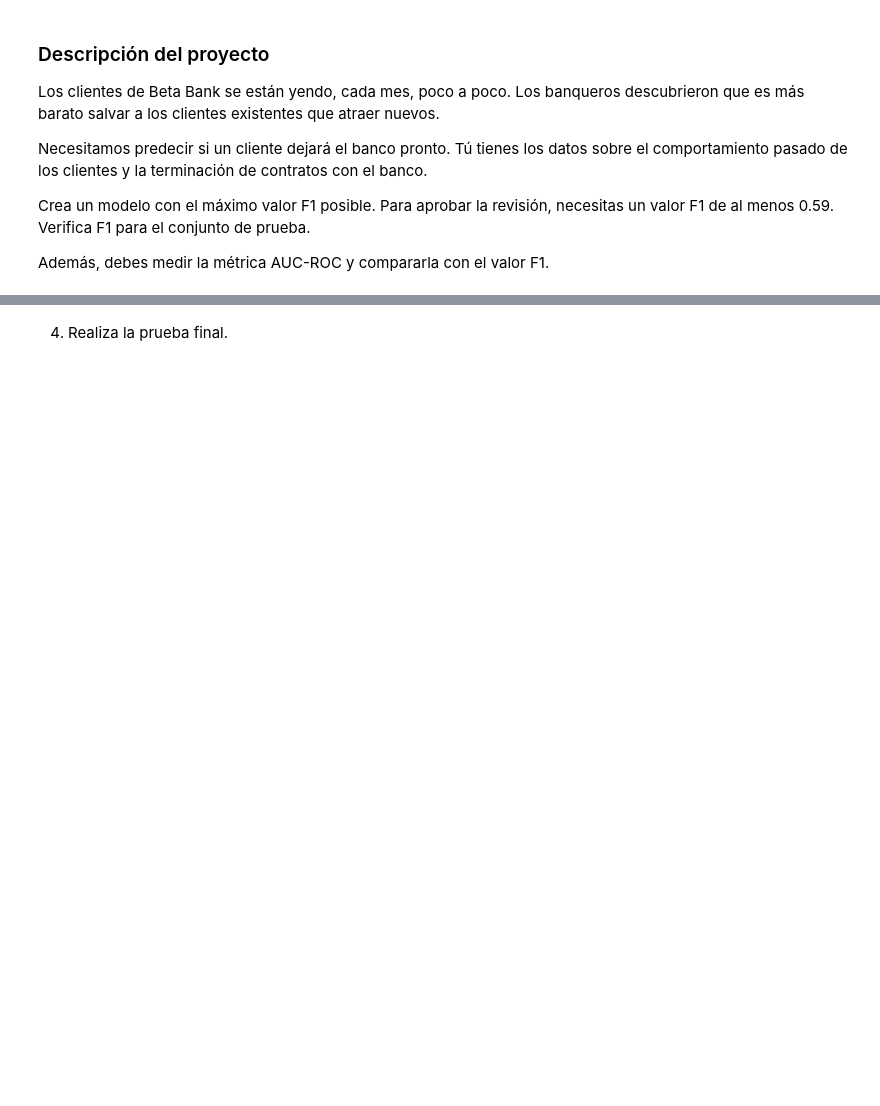
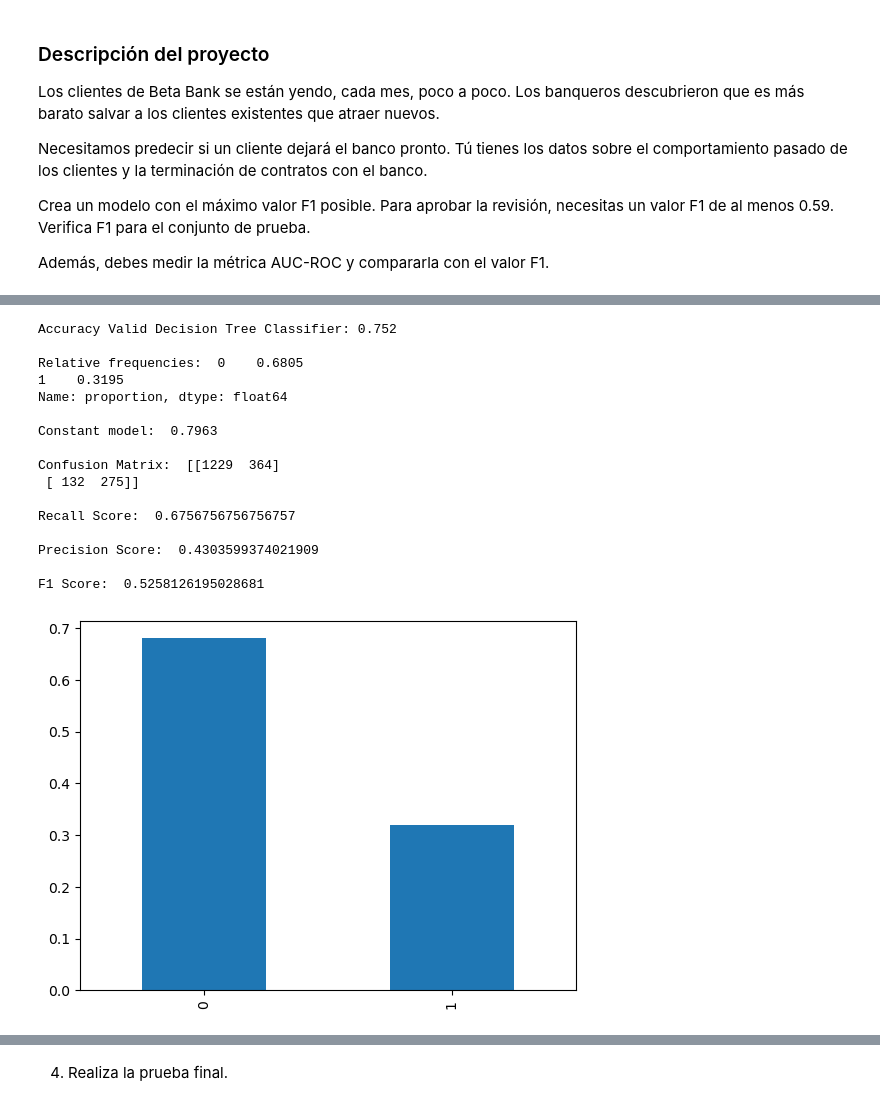
Before and after one commit to jovanespinosa108/DS-beta-bank-churn-prediction, a Jupyter notebook: DS-project-10/ds_project_10.ipynb, the cells around one changed output, grey strips where cells are left out. Cells and saved outputs as stored; diff of their text form; code cells hidden in the pictures; blank space fills up the shorter version.

```diff
--- a/DS-project-10/ds_project_10.ipynb
+++ b/DS-project-10/ds_project_10.ipynb
@@ -71,0 +302,71 @@ Name: proportion, dtype: float64
+# %%
+def downsample(features, target, fraction):
+    features_zeros = features[target == 0]
+    features_ones = features[target == 1]
+    target_zeros = target[target == 0]
+    target_ones = target[target == 1]
+
+    features_downsampled = pd.concat(
+        [features_zeros.sample(frac=fraction, random_state=12345)]
+        + [features_ones]
+    )
+    target_downsampled = pd.concat(
+        [target_zeros.sample(frac=fraction, random_state=12345)]
+        + [target_ones]
+    )
+
+    features_downsampled, target_downsampled = shuffle(
+        features_downsampled, target_downsampled, random_state=12345
+    )
+
+    return features_downsampled, target_downsampled
+
+
+features_downsampled, target_downsampled = downsample(
+    features_train, target_train, 0.3
+)
+
+features_downsampled_scaled = scaler.transform(features_downsampled)
+
+# Train model
+model = LogisticRegression(random_state=12345, solver='liblinear')
+model.fit(features_downsampled_scaled, target_downsampled)
+predicted_valid_logi_down = model.predict(features_valid_scaled)
+
+accuracy_valid_logi_down = accuracy_score(target_valid, predicted_valid_logi_down)
+
+print(f"Accuracy Valid Decision Tree Classifier: {accuracy_valid_logi_down}\n")
+
+# Frequency test
+predicted_valid_series_logi_down = pd.Series(predicted_valid_logi_down)
+class_frequency_series_logi_down = predicted_valid_series_logi_down.value_counts(normalize=True)
+
+print("Relative frequencies: ", class_frequency_series_logi_down)
+
+class_frequency_series_logi_down.plot(kind='bar')
+
+# Constant model to verify learn patterns
+target_pred_constant_logi_down = pd.Series(0, index=target.index)
+print("\nConstant model: ", accuracy_score(target, target_pred_constant_logi_down))
+print("\nConfusion Matrix: ", confusion_matrix(target_valid, predicted_valid_logi_down))
+print("\nRecall Score: ", recall_score(target_valid, predicted_valid_logi_down))
+print("\nPrecision Score: ", precision_score(target_valid, predicted_valid_logi_down))
+print("\nF1 Score: ", f1_score(target_valid, predicted_valid_logi_down))
+# %% [output]
+Accuracy Valid Decision Tree Classifier: 0.752
+
+Relative frequencies:  0    0.6805
+1    0.3195
+Name: proportion, dtype: float64
+
+Constant model:  0.7963
+
+Confusion Matrix:  [[1229  364]
+ [ 132  275]]
+
+Recall Score:  0.6756756756756757
+
+Precision Score:  0.4303599374021909
+
+F1 Score:  0.5258126195028681
+[figure, added]
```
Also changed, not shown: parts of 13 cells of this notebook.
